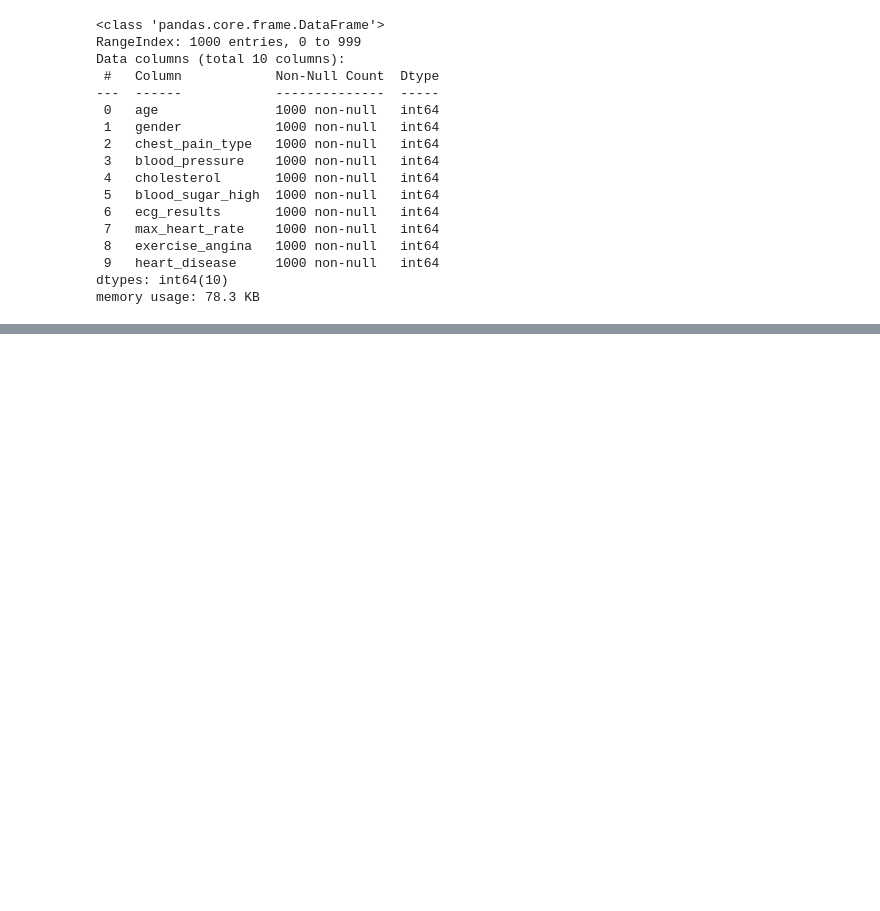
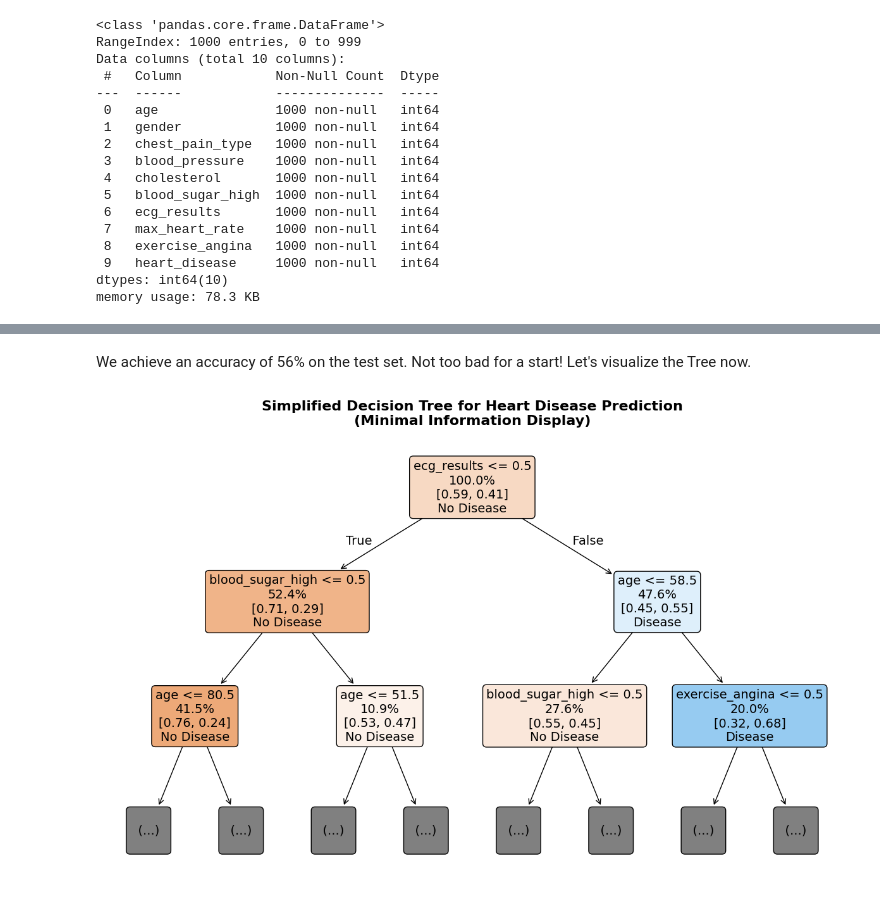
Before and after one commit to Jamoser123/PNR_Advanced_DataScience, a Jupyter notebook: 5_Decision_Trees_Random_Forest/HandsOn_Decision_Trees.ipynb, the cells around one changed output, grey strips where cells are left out. Cells and saved outputs as stored; diff of their text form; code cells hidden in the pictures; blank space fills up the shorter version.

```diff
--- a/5_Decision_Trees_Random_Forest/HandsOn_Decision_Trees.ipynb
+++ b/5_Decision_Trees_Random_Forest/HandsOn_Decision_Trees.ipynb
@@ -247,0 +193,25 @@ Simple Decision Tree Accuracy: 0.675
+# %% [markdown]
+We achieve an accuracy of 56% on the test set. Not too bad for a start! Let's visualize the Tree now.
+# %%
+# Visualize the minimal decision tree with less information
+plt.figure(figsize=(12, 8))
+plot_tree(
+    tree,
+    max_depth=2,  # Limit depth for clarity
+    feature_names=X.columns,
+    class_names=['No Disease', 'Disease'],
+    label='none',
+    filled=True,
+    rounded=True,
+    fontsize=14,
+    # Reduce information shown
+    proportion=True,  # Show proportions instead of raw counts
+    impurity=False,   # Hide gini impurity values
+    precision=2      # Limit decimal places
+)
+plt.title('Simplified Decision Tree for Heart Disease Prediction\n(Minimal Information Display)',
+          fontsize=16, fontweight='bold')
+plt.tight_layout()
+plt.show()
+# %% [output]
+[figure, added]
```
Also changed, not shown: parts of 40 cells of this notebook, 2 other files.
